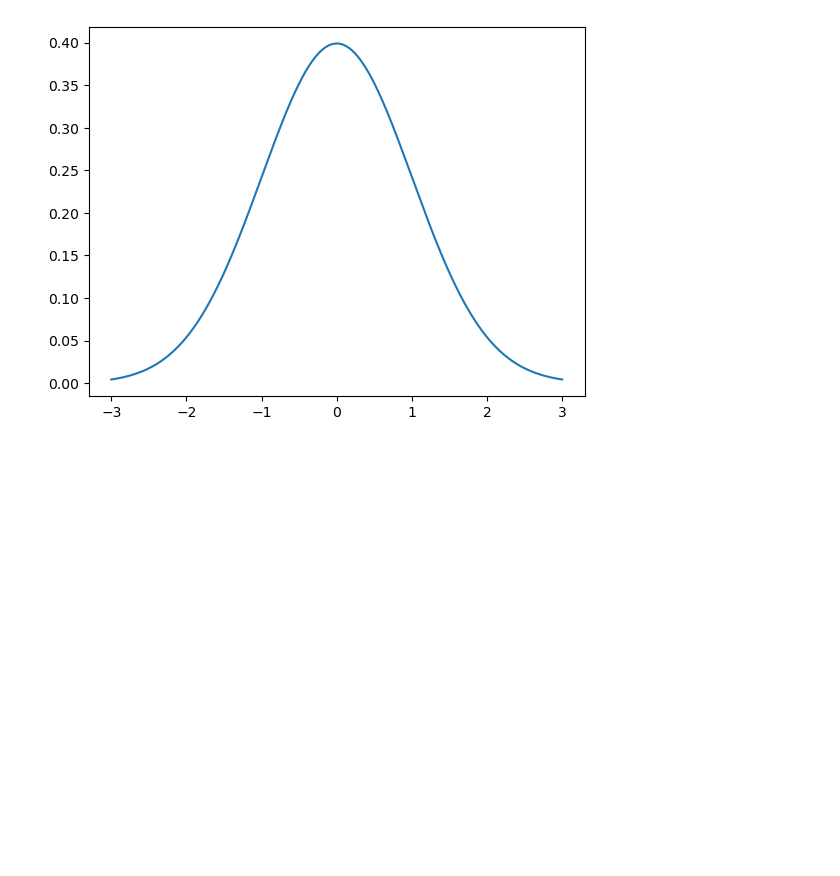
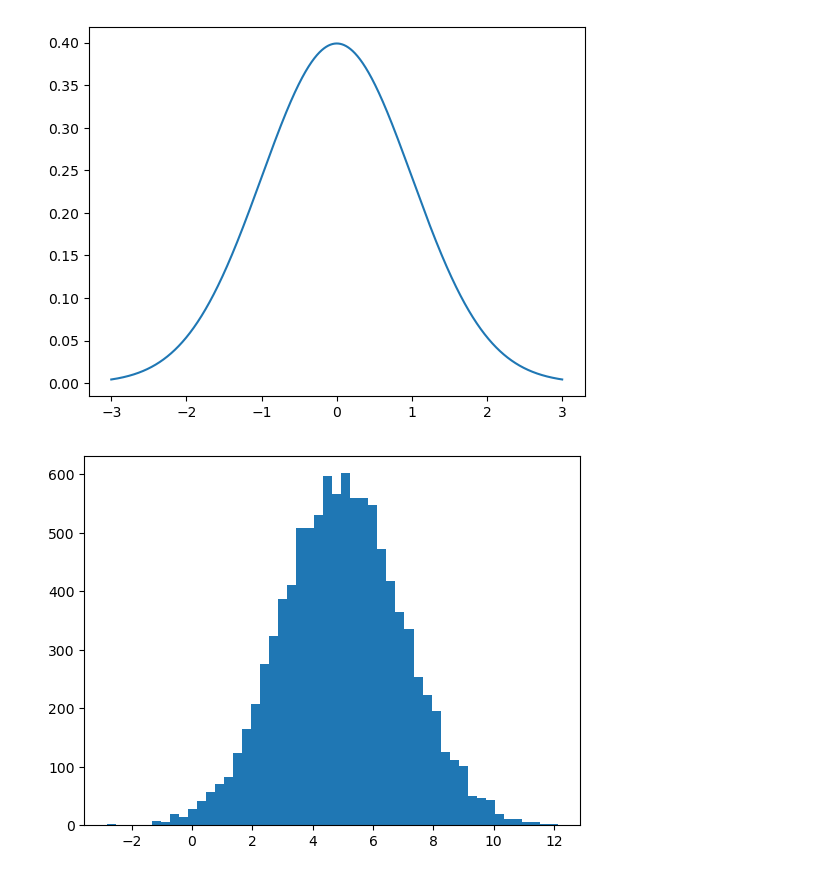
Before and after one commit to NewDaniC/ml_ds_dl-python, a Jupyter notebook: common_data_distributions.ipynb, the cells around one changed output. Drawn from its saved outputs; the diff is of its cells as text; code cells hidden in the pictures; blank space fills up the shorter version.

```diff
--- a/common_data_distributions.ipynb
+++ b/common_data_distributions.ipynb
@@ -24,7 +24,11 @@ plt.plot(x, norm.pdf(x))
 # %%
 import numpy as np
 import matplotlib.pyplot as plt
 
 mu = 5.0 # desired mean
 sigma = 2.0 # standard deviation
-values =
+values = np.random.normal(mu, sigma, 10000)
+plt.hist(values, 50)
+plt.show()
+# %% [output]
+[figure, added]
```
Also changed, not shown: 1 other file.
